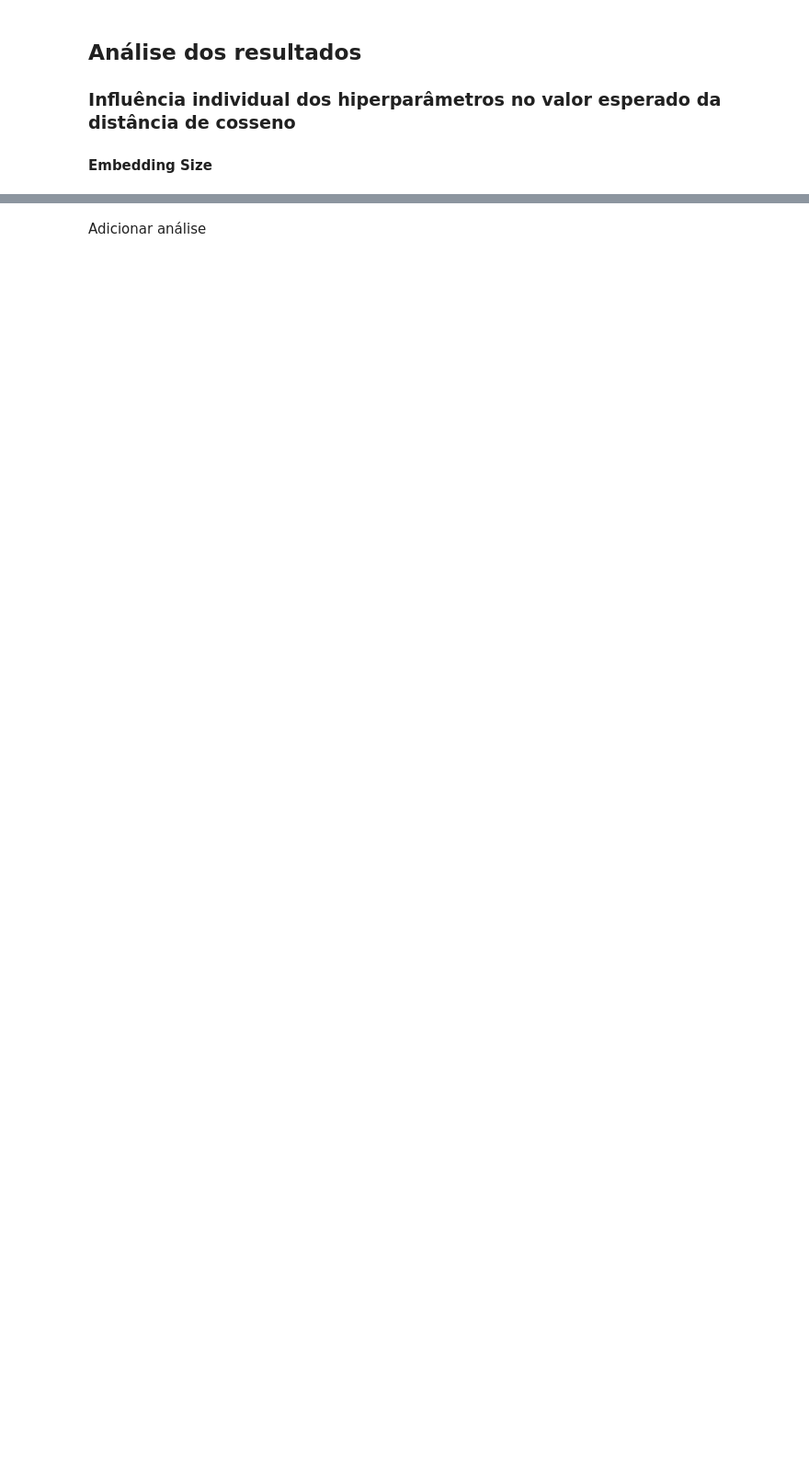
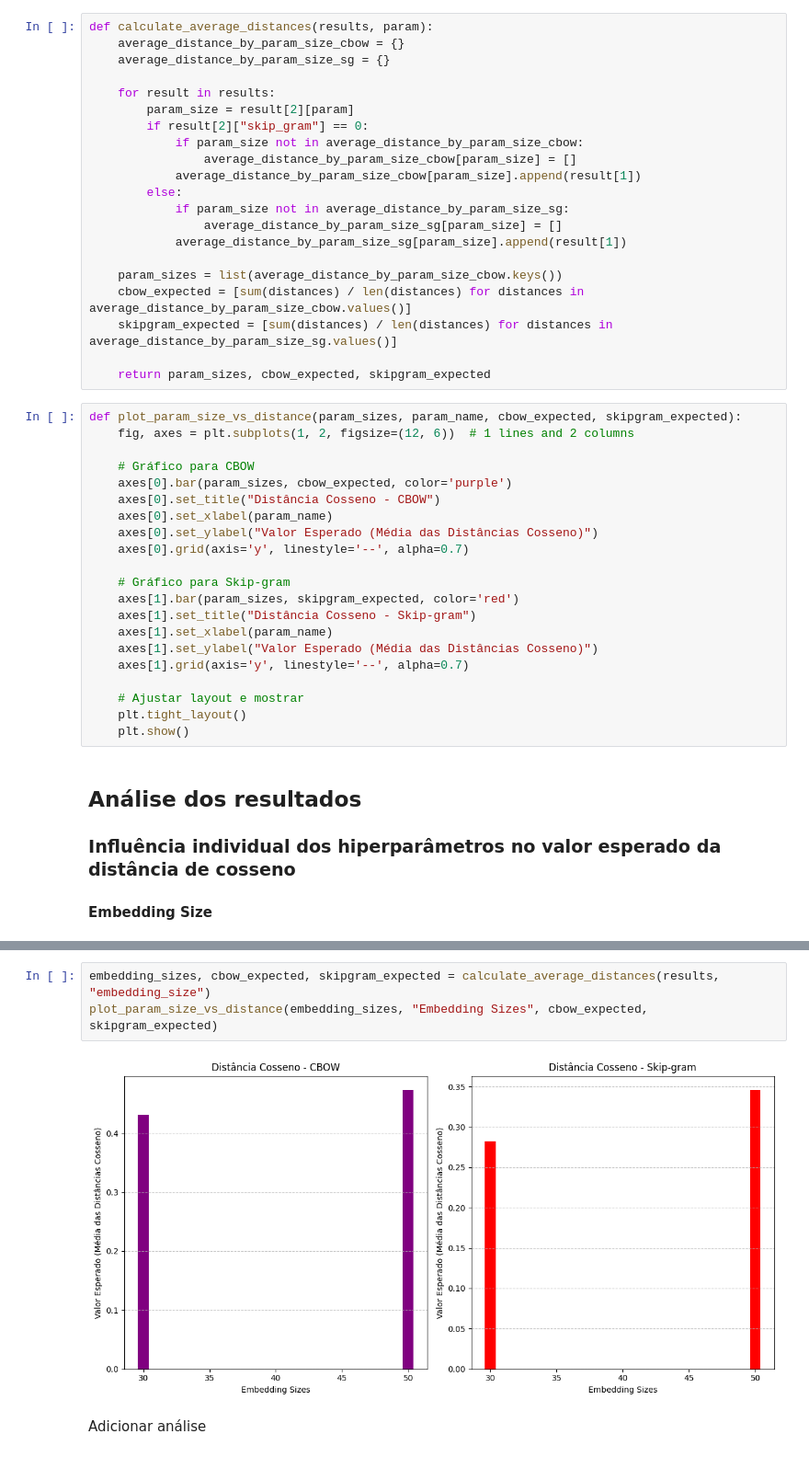
Before and after one commit to paduathiago/NLP_word_embeddings, a Jupyter notebook: word_embeddings.ipynb, the cells around one changed output, grey strips where cells are left out. Shown at 92% size. Saved outputs shown, nothing was run; the diff lists cells and outputs as text; blank space fills up the shorter version.

Commit message:
modularize code and preliminary plots

```diff
--- a/word_embeddings.ipynb
+++ b/word_embeddings.ipynb
@@ -123,3 +125,45 @@ Best model: word2vec_30_2_1_5.model with average distance: 0.2826
+# %%
+def calculate_average_distances(results, param):
+    average_distance_by_param_size_cbow = {}
+    average_distance_by_param_size_sg = {}
+
+    for result in results:
+        param_size = result[2][param]
+        if result[2]["skip_gram"] == 0:
+            if param_size not in average_distance_by_param_size_cbow:
+                average_distance_by_param_size_cbow[param_size] = []
+            average_distance_by_param_size_cbow[param_size].append(result[1])
+        else:
+            if param_size not in average_distance_by_param_size_sg:
+                average_distance_by_param_size_sg[param_size] = []
+            average_distance_by_param_size_sg[param_size].append(result[1])
+
+    param_sizes = list(average_distance_by_param_size_cbow.keys())
+    cbow_expected = [sum(distances) / len(distances) for distances in average_distance_by_param_size_cbow.values()]
+    skipgram_expected = [sum(distances) / len(distances) for distances in average_distance_by_param_size_sg.values()]
+
+    return param_sizes, cbow_expected, skipgram_expected
+# %%
+def plot_param_size_vs_distance(param_sizes, param_name, cbow_expected, skipgram_expected):
+    fig, axes = plt.subplots(1, 2, figsize=(12, 6))  # 1 lines and 2 columns
+
+    # Gráfico para CBOW
+    axes[0].bar(param_sizes, cbow_expected, color='purple')
+    axes[0].set_title("Distância Cosseno - CBOW")
+    axes[0].set_xlabel(param_name)
+    axes[0].set_ylabel("Valor Esperado (Média das Distâncias Cosseno)")
+    axes[0].grid(axis='y', linestyle='--', alpha=0.7)
+
+    # Gráfico para Skip-gram
+    axes[1].bar(param_sizes, skipgram_expected, color='red')
+    axes[1].set_title("Distância Cosseno - Skip-gram")
+    axes[1].set_xlabel(param_name)
+    axes[1].set_ylabel("Valor Esperado (Média das Distâncias Cosseno)")
+    axes[1].grid(axis='y', linestyle='--', alpha=0.7)
+
+    # Ajustar layout e mostrar
+    plt.tight_layout()
+    plt.show()
 # %% [markdown]
 ## Análise dos resultados
 ### Influência individual dos hiperparâmetros no valor esperado da distância de cosseno
@@ -168,2 +171,7 @@ plt.show()
+# %%
+embedding_sizes, cbow_expected, skipgram_expected = calculate_average_distances(results, "embedding_size")
+plot_param_size_vs_distance(embedding_sizes, "Embedding Sizes", cbow_expected, skipgram_expected)
+# %% [output]
+[figure, added]
 # %% [markdown]
 Adicionar análise
```
Also changed, not shown: parts of 7 cells of this notebook.
